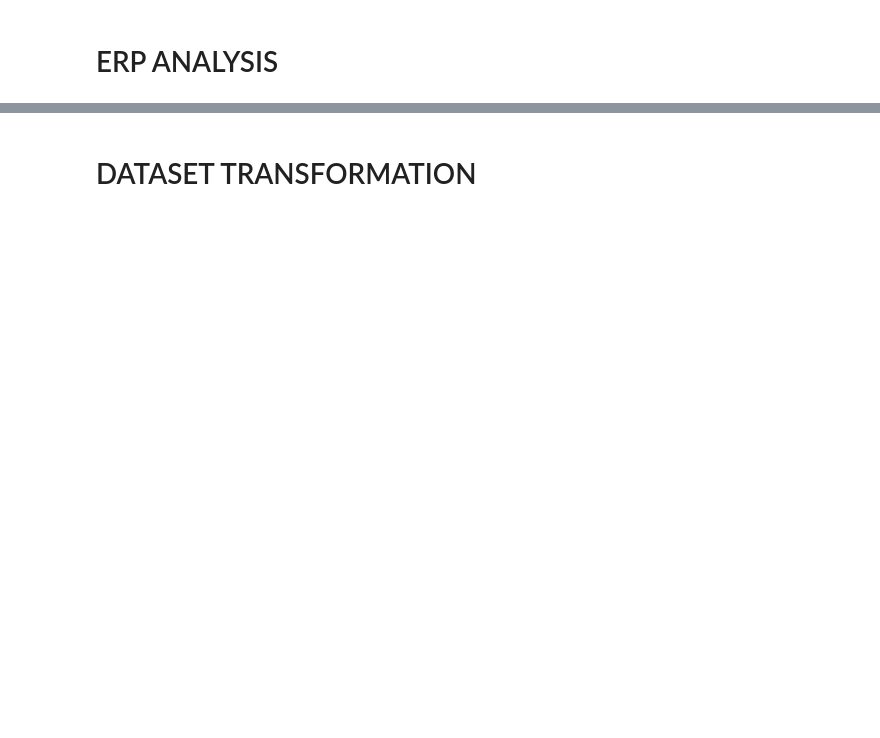
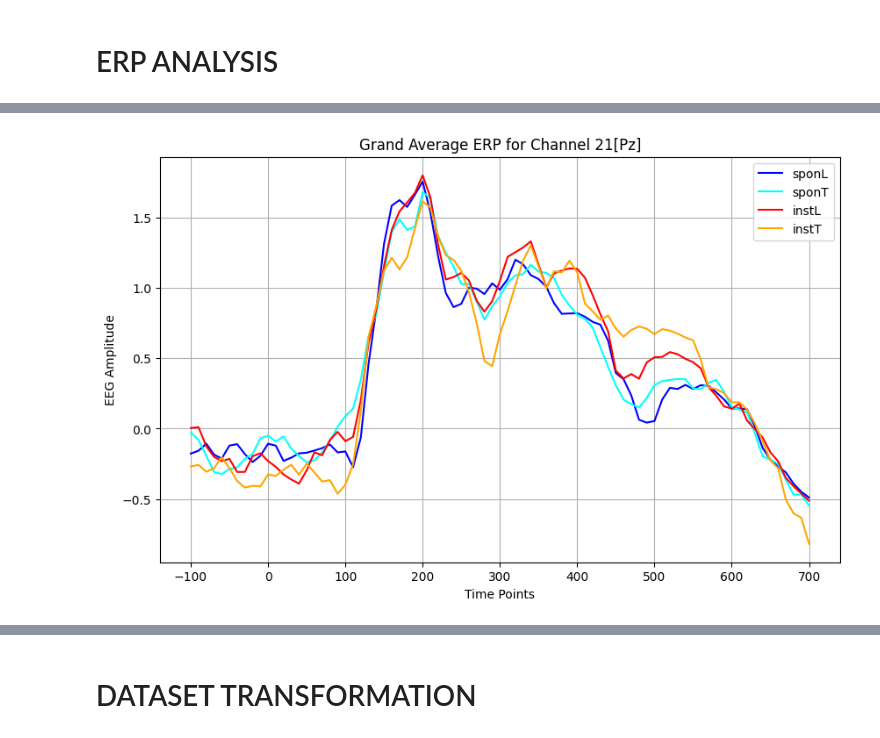
Before and after one commit to eldhosejoseph/thesis, a Jupyter notebook: ce901_thesis.ipynb, the cells around one changed output, grey strips where cells are left out. Saved outputs shown, nothing was run; the diff lists cells and outputs as text; code cells hidden in the pictures; blank space fills up the shorter version.

```diff
--- a/ce901_thesis.ipynb
+++ b/ce901_thesis.ipynb
@@ -305,3 +350,7 @@ def plot_erp(channel_num):
+# %%
+plot_erp(21)
+# %% [output]
+[figure, added]
 # %%
 def plot_all_channels():
     # Extract timestamps
```
Also changed, not shown: parts of 24 cells of this notebook.
